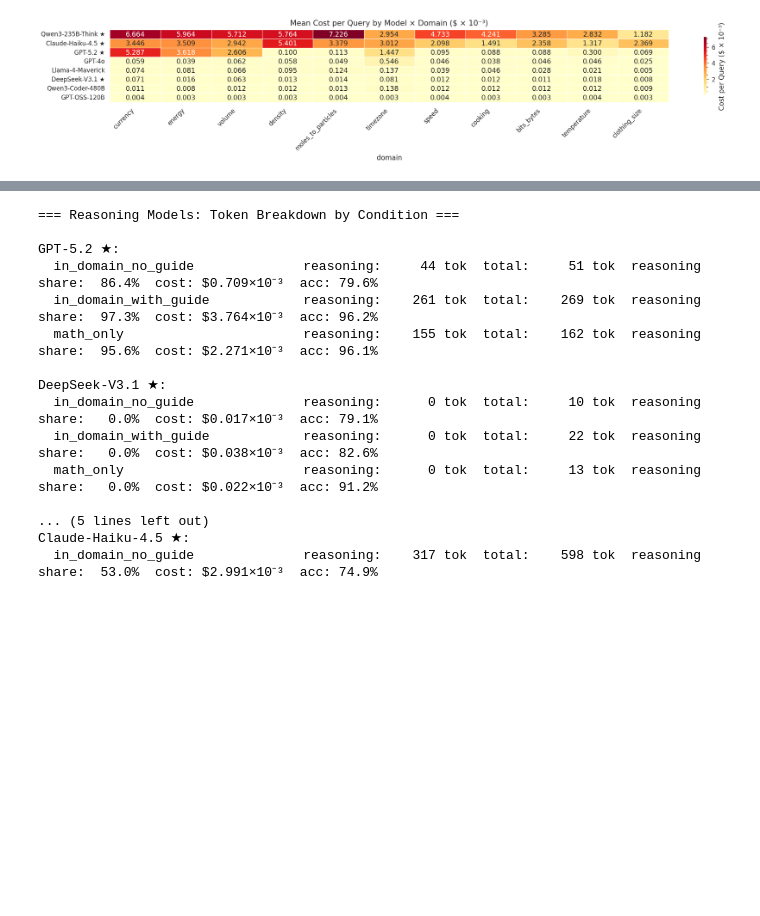
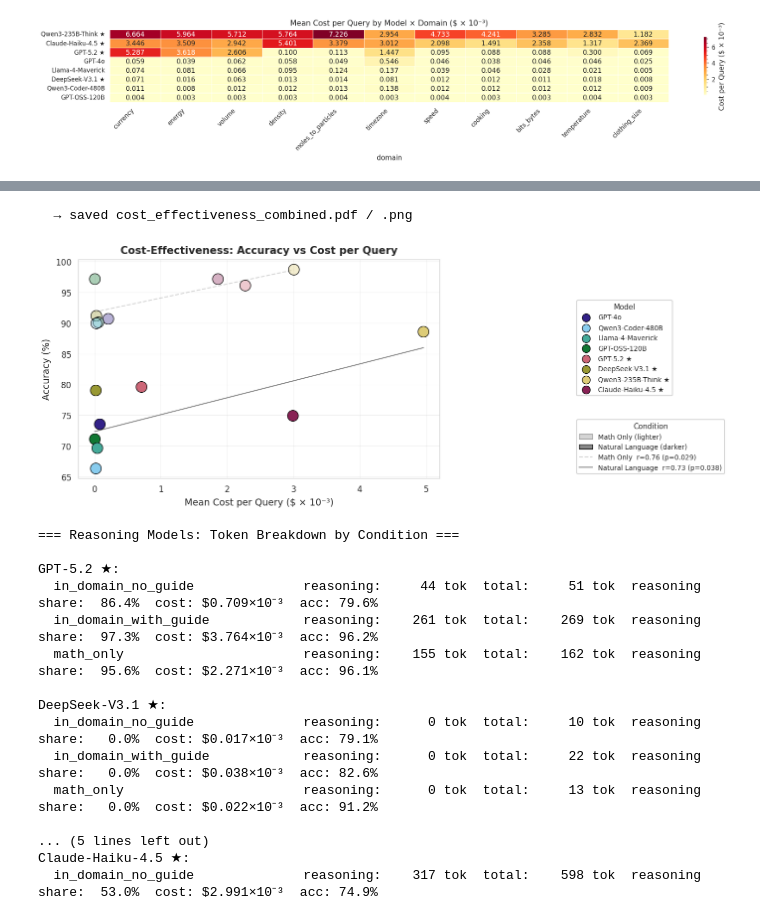
Before and after one commit to janewarren/math_gender, a Jupyter notebook: conversion_test/2_analysis/analysis_reasoning_cost.ipynb, the cells around one changed output, grey strips where cells are left out. Saved outputs shown, nothing was run; the diff lists cells and outputs as text; code cells hidden in the pictures; blank space fills up the shorter version.

```diff
--- a/conversion_test/2_analysis/analysis_reasoning_cost.ipynb
+++ b/conversion_test/2_analysis/analysis_reasoning_cost.ipynb
@@ -652,3 +736,78 @@ Qwen3-235B-Think ★      92.5% $0.005351   $2187.14                173
+# %%
+# ── 4b. Cost-Effectiveness: Combined axis, shaded by condition ───
+
+fig, ax = plt.subplots(figsize=(PAGE_W, PAGE_W / GOLDEN * 0.85))
+
+cond_shades = [
+    ('math_only',          'Math Only',          0.35),
+    ('in_domain_no_guide', 'Natural Language',    1.0),
+]
+
+import matplotlib.colors as mcolors
+
+for cond, cond_label, alpha in cond_shades:
+    sub = df[df['condition'] == cond]
+    model_eff = (
+        sub.groupby('model')
+        .agg(accuracy=('is_correct', 'mean'),
+             mean_cost=('cost_usd', 'mean'),
+             total_cost=('cost_usd', 'sum'),
+             n=('cost_usd', 'size'))
+        .reset_index()
+    )
+    model_eff['accuracy_%'] = model_eff['accuracy'] * 100
+
+    for _, row in model_eff.iterrows():
+        base_color = MODEL_PALETTE.get(row['model'], CB_PALETTE[0])
+        rgba = list(mcolors.to_rgba(base_color))
+        rgba[3] = alpha
+        ax.scatter(row['mean_cost'] * 1000, row['accuracy_%'],
+                   s=110, color=rgba, edgecolors='black', linewidth=0.6, zorder=3)
+
+    x = (model_eff['mean_cost'] * 1000).values
+    y = model_eff['accuracy_%'].values
+    r_val, p_val = sp_stats.pearsonr(x, y)
+    if len(x) > 2:
+        z = np.polyfit(x, y, 1)
+        xline = np.linspace(x.min(), x.max(), 50)
+        ls = '--' if alpha < 1 else '-'
+        ax.plot(xline, np.polyval(z, xline), ls, color='#888',
+                linewidth=1.0, alpha=alpha, zorder=1,
+                label=f'{cond_label}  r={r_val:.2f} (p={p_val:.3f})')
+
+# Model color legend (use dummy full-opacity markers)
+model_handles = []
+for m in ALL_MODELS:
+    c = MODEL_PALETTE.get(m, CB_PALETTE[0])
+    h = ax.scatter([], [], s=60, color=c, edgecolors='black', linewidth=0.6,
+                   label=MODEL_DISPLAY.get(m, m))
+    model_handles.append(h)
+
+# Condition legend (light = Math Only, dark = NL)
+from matplotlib.patches import Patch
+cond_handles = [
+    Patch(facecolor='#888888', alpha=0.35, edgecolor='black', linewidth=0.6, label='Math Only (lighter)'),
+    Patch(facecolor='#888888', alpha=1.0,  edgecolor='black', linewidth=0.6, label='Natural Language (darker)'),
+]
+
+ax.set_xlabel('Mean Cost per Query ($ × 10⁻³)')
+ax.set_ylabel('Accuracy (%)')
+ax.set_title('Cost-Effectiveness: Accuracy vs Cost per Query', fontsize=10, fontweight='bold')
+ax.grid(alpha=0.3)
+
+fig.legend(handles=model_handles, loc='center left', fontsize=6.5,
+           frameon=True, edgecolor='#cccccc', title='Model', title_fontsize=7,
+           bbox_to_anchor=(1.01, 0.6))
+fig.legend(handles=cond_handles + ax.get_lines(), loc='center left', fontsize=6.5,
+           frameon=True, edgecolor='#cccccc', title='Condition', title_fontsize=7,
+           bbox_to_anchor=(1.01, 0.25))
+
+plt.tight_layout(rect=[0, 0, 0.78, 1])
+save_fig(fig, 'cost_effectiveness_combined')
+plt.show()
+# %% [output]
+  → saved cost_effectiveness_combined.pdf / .png
+[figure, added]
 # %%
 # ── 5. Reasoning Models Deep Dive: Reasoning Token Cost ──
 
```
Also changed, not shown: parts of 5 cells of this notebook, 9 other files.
